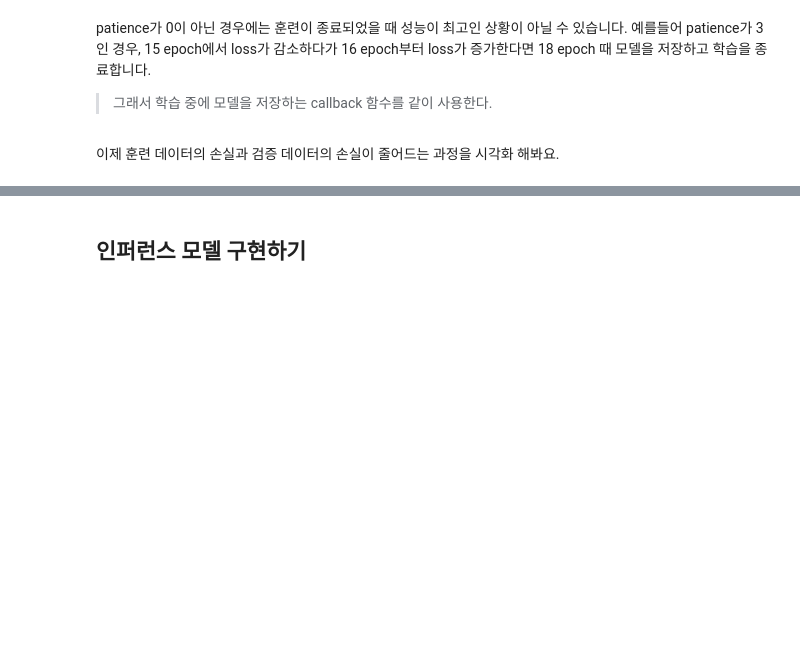
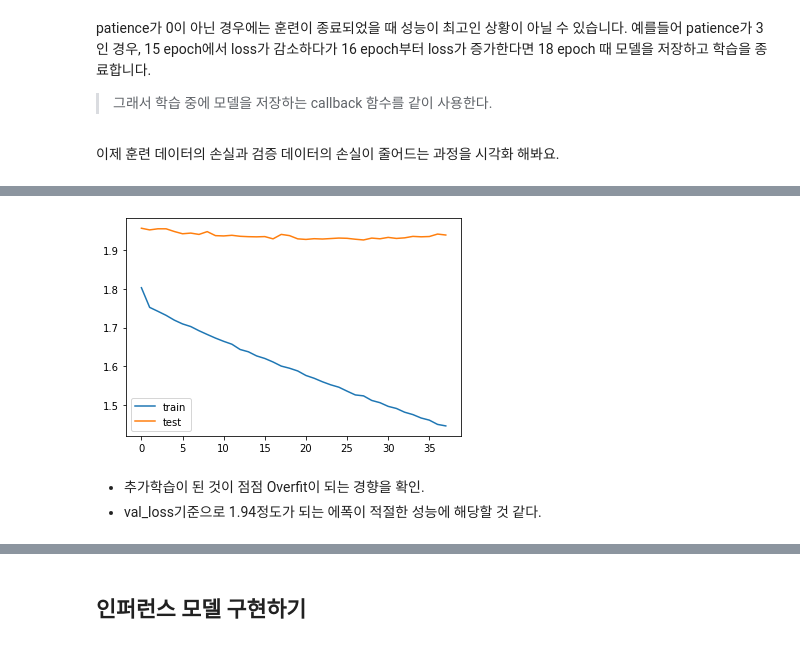
Before and after one commit to coronarita1991/AIFFEL_RESEARCH_STUDY, a Jupyter notebook: Quests/Quest6_20240613/Project_Summarization.ipynb, the cells around one changed output, grey strips where cells are left out. Cells and saved outputs as stored; diff of their text form; code cells hidden in the pictures; blank space fills up the shorter version.

```diff
--- a/Quests/Quest6_20240613/Project_Summarization.ipynb
+++ b/Quests/Quest6_20240613/Project_Summarization.ipynb
@@ -440,0 +466,4 @@ data.head()
+# %%
+# 중간에 세션이 끊길 경우, 전처리 데이터를 불러와서 사용한다.
+data = pd.read_pickle('./data_preprocessed.pkl')
+data
@@ -776,0 +880,19 @@ history = model.fit(x=[encoder_input_train, decoder_input_train], y=decoder_targ
+# %%
+%%time
+model.compile(optimizer='rmsprop', loss='sparse_categorical_crossentropy')
+es = EarlyStopping(monitor='val_loss', patience=10, verbose=1)
+
+checkpoint_filepath = os.getcwd() + './ckpt/summary_checkpoint.model.keras'
+# print(checkpoint_filepath)
+
+model_checkpoint_callback = keras.callbacks.ModelCheckpoint(
+    filepath=checkpoint_filepath,
+    monitor='val_loss',
+    mode='auto',
+    save_best_only=True)
+
+history = model.fit(x=[encoder_input_train, decoder_input_train], y=decoder_target_train, \
+          validation_data=([encoder_input_test, decoder_input_test], decoder_target_test), \
+        #   batch_size=256,
+          batch_size=4096,
+          callbacks=[es, model_checkpoint_callback], epochs=50)
@@ -799,0 +951,4 @@ plt.show()
+# %%
+# 50에폭 추가로 학습 진행하기
+new_model = keras.models.load_model('saved_model/my_model')
+new_model.summary()
@@ -799,0 +973,6 @@ plt.show()
+# %%
+history = new_model.fit(x=[encoder_input_train, decoder_input_train], y=decoder_target_train, \
+          validation_data=([encoder_input_test, decoder_input_test], decoder_target_test), \
+        #   batch_size=256,
+          batch_size=4096,
+          callbacks=[es, model_checkpoint_callback], epochs=50)
@@ -799,0 +997,11 @@ plt.show()
+# %%
+# 38에폭 추가 학습 후 플롯
+plt.plot(history.history['loss'], label='train')
+plt.plot(history.history['val_loss'], label='test')
+plt.legend()
+plt.show()
+# %% [output]
+[figure, added]
+# %% [markdown]
+- 추가학습이 된 것이 점점 Overfit이 되는 경향을 확인.
+- val_loss기준으로 1.94정도가 되는 에폭이 적절한 성능에 해당할 것 같다.
```
Also changed, not shown: parts of 190 cells of this notebook.
